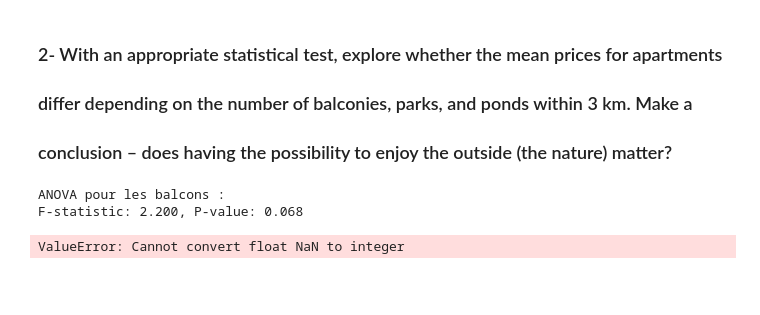
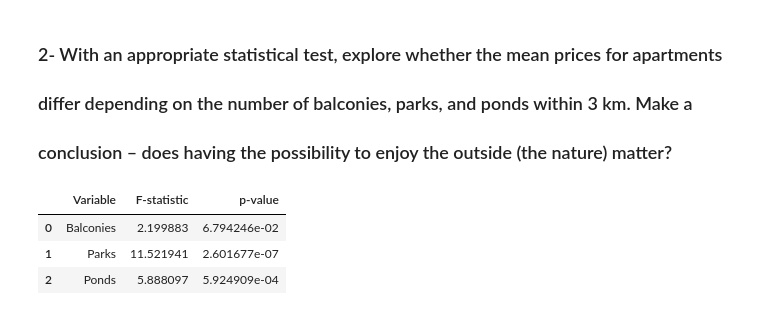
Before and after one commit to BigProgramme/-real-estate-company-data-analisys, a Jupyter notebook: real_estate_analysis_project.ipynb, the cells around one changed output. Cells and saved outputs as stored; diff of their text form; code cells hidden in the pictures; blank space fills up the shorter version.

```diff
--- a/real_estate_analysis_project.ipynb
+++ b/real_estate_analysis_project.ipynb
@@ -335,19 +339,31 @@ the difference in mean prices is statistically significant
 # %%
 ## With an appropriate statistical test, explore whether the mean prices for apartments
 # differ depending on the number of balconies, parks, and ponds within 3 km
 
 # THE ANOVA TEST
 # we will use the ANOVA test to compare the mean prices of the apartments depending on the number of balconies, parks, and ponds
 # within 3 km
 
 # get the data for the number of balconies, parks, and ponds within 3 km
-df_balconies = df['balcony']
-df_parks = df.groupby('parks_around3000')
-df_ponds = df.groupby('ponds_nearest')
+df_balconies = df.groupby('balcony')['last_price'].apply(list)
+df_parks = df.groupby('parks_around3000')['last_price'].apply(list)
+df_ponds = df.groupby('ponds_around3000')['last_price'].apply(list)
+
 
 # ANOVA test for the number of balconies
-stats.f_oneway(list(df_balconies), list(df['last_price']))
+f_stat_balconies, p_value_balconies = stats.f_oneway(*df_balconies)
+f_stat_parks, p_value_parks = stats.f_oneway(*df_parks)
+f_stat_ponds, p_value_ponds = stats.f_oneway(*df_ponds)
+
+table = pd.DataFrame({
+    "Variable": ['Balconies', 'Parks', 'Ponds'],
+    "F-statistic": [f_stat_balconies, f_stat_parks, f_stat_ponds],
+    "p-value": [p_value_balconies, p_value_parks, p_value_ponds]
+})
+
+display(table)
 # %% [output]
-ANOVA pour les balcons :
-F-statistic: 2.200, P-value: 0.068
-ValueError: Cannot convert float NaN to integer
+|  | Variable | F-statistic | p-value |
+| 0 | Balconies | 2.199883 | 6.794246e-02 |
+| 1 | Parks | 11.521941 | 2.601677e-07 |
+| 2 | Ponds | 5.888097 | 5.924909e-04 |
```
Also changed, not shown: parts of 8 cells of this notebook.
